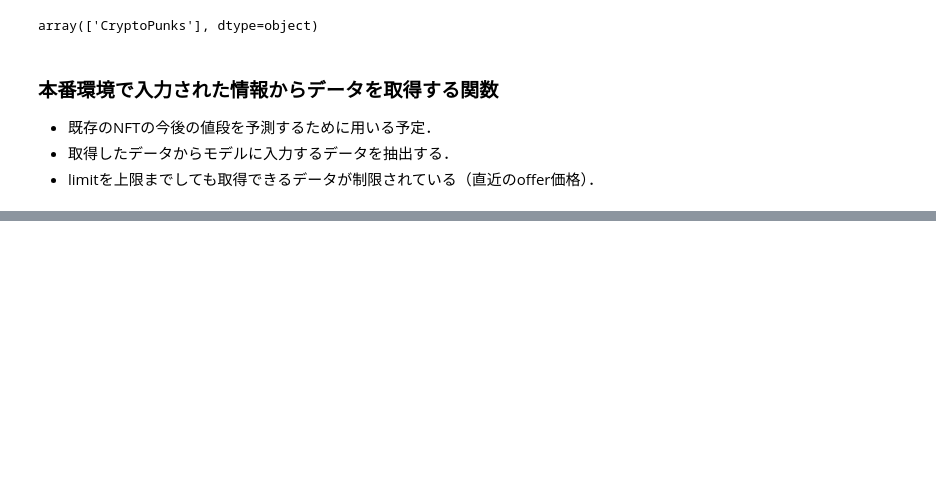
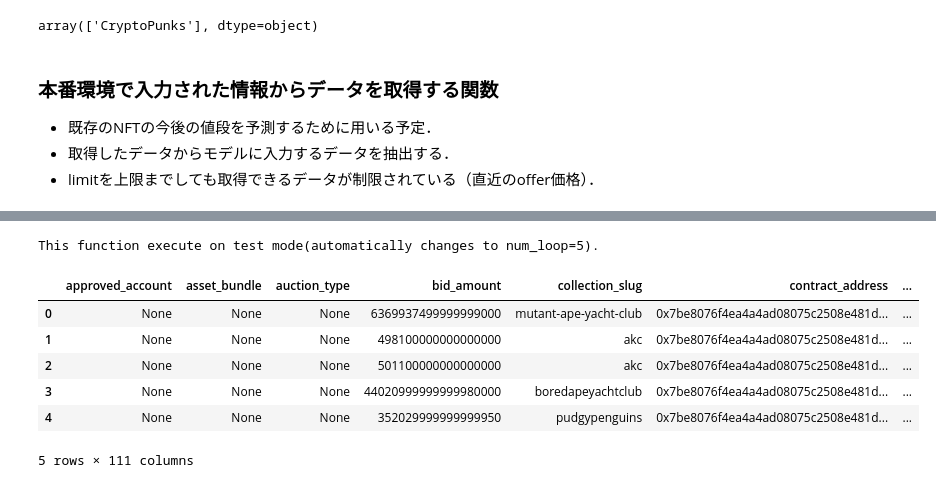
Before and after one commit to nft-appraiser/nft-appraiser-ml, a Jupyter notebook: notebooks/library_test.ipynb, the cells around one changed output, grey strips where cells are left out. Cells and saved outputs as stored; diff of their text form; code cells hidden in the pictures; blank space fills up the shorter version.

```diff
--- a/notebooks/library_test.ipynb
+++ b/notebooks/library_test.ipynb
@@ -182,0 +195,15 @@ df
+# %%
+test_dir = "../data/test/img"
+os.makedirs(test_dir, exist_ok=True)
+
+test_df = get_events_data(test_dir, 100, is_test=True)
+test_df.head()
+# %% [output]
+This function execute on test mode(automatically changes to num_loop=5).
+|  | approved_account | asset_bundle | auction_type | bid_amount | collection_slug | contract_address | ... |
+| 0 | None | None | None | 6369937499999999000 | mutant-ape-yacht-club | 0x7be8076f4ea4a4ad08075c2508e481d... | ... |
+| 1 | None | None | None | 498100000000000000 | akc | 0x7be8076f4ea4a4ad08075c2508e481d... | ... |
+| 2 | None | None | None | 501100000000000000 | akc | 0x7be8076f4ea4a4ad08075c2508e481d... | ... |
+| 3 | None | None | None | 44020999999999980000 | boredapeyachtclub | 0x7be8076f4ea4a4ad08075c2508e481d... | ... |
+| 4 | None | None | None | 352029999999999950 | pudgypenguins | 0x7be8076f4ea4a4ad08075c2508e481d... | ... |
+5 rows × 111 columns
```
Also changed, not shown: parts of 14 cells of this notebook.
